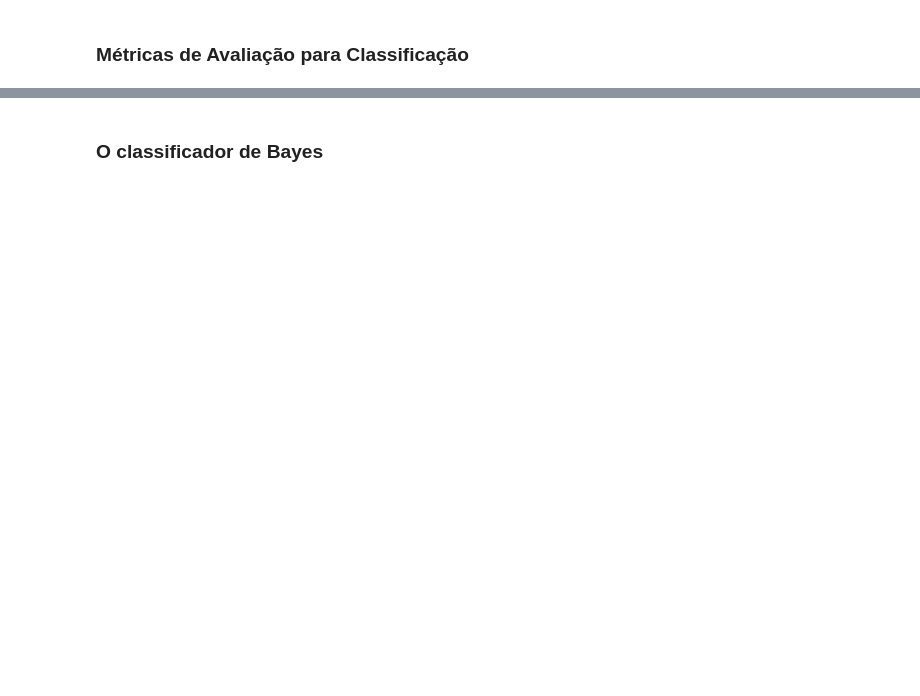
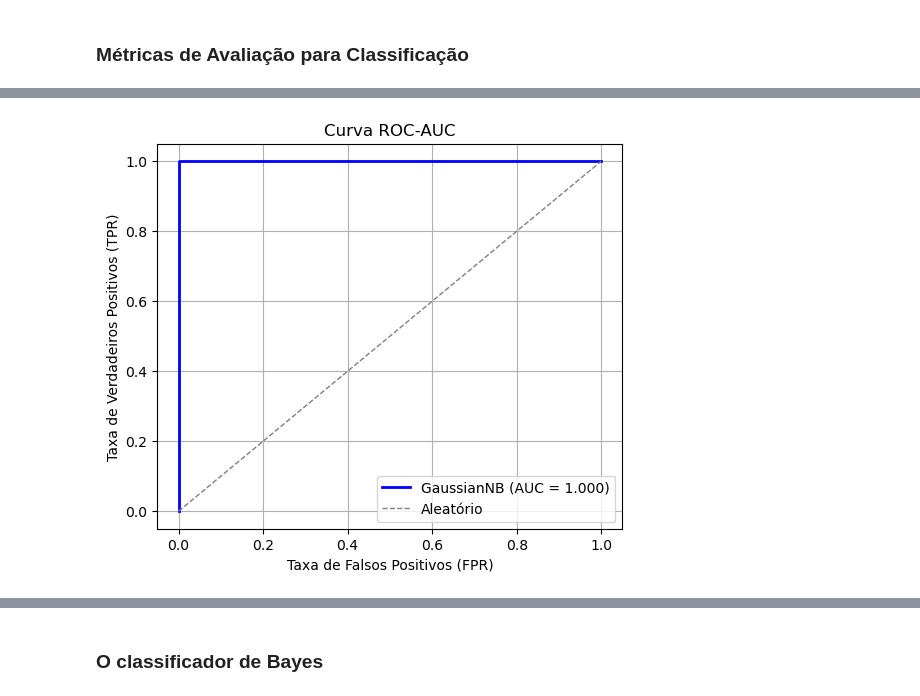
Before and after one commit to GB-Navarro/case-ia-fea-dev, a Jupyter notebook: case_ia - MODULO 2.ipynb, the cells around one changed output, grey strips where cells are left out. Cells and saved outputs as stored; diff of their text form; code cells hidden in the pictures; blank space fills up the shorter version.

```diff
--- a/case_ia - MODULO 2.ipynb
+++ b/case_ia - MODULO 2.ipynb
@@ -270,0 +500,42 @@ Recomendamos que utilizem para K os valores 5 e 10, pois estes não costumam cau
+# %%
+from sklearn.datasets import load_iris
+from sklearn.model_selection import train_test_split
+from sklearn.preprocessing import LabelBinarizer
+from sklearn.naive_bayes import GaussianNB
+from sklearn.metrics import roc_curve, auc, roc_auc_score
+import matplotlib.pyplot as plt
+
+# 1. Carregar o dataset
+iris = load_iris()
+X = iris.data
+y = iris.target
+
+# 2. Transformar em binário
+y_binary = (y == 0).astype(int)
+
+# 3. Dividir treino e teste
+X_train, X_test, y_train, y_test = train_test_split(X, y_binary, test_size=0.3, random_state=42)
+
+# 4. Treinar o modelo
+model = GaussianNB()
+model.fit(X_train, y_train)
+
+# 5. Obter probabilidades
+y_prob = model.predict_proba(X_test)[:, 1]
+
+# 6. Calcular curva ROC e AUC
+fpr, tpr, _ = roc_curve(y_test, y_prob)
+roc_auc = auc(fpr, tpr)
+
+# 7. Plotar a curva
+plt.figure(figsize=(6, 5))
+plt.plot(fpr, tpr, color='blue', lw=2, label=f'GaussianNB (AUC = {roc_auc:.3f})')
+plt.plot([0, 1], [0, 1], color='gray', lw=1, linestyle='--', label='Aleatório')
+plt.xlabel('Taxa de Falsos Positivos (FPR)')
+plt.ylabel('Taxa de Verdadeiros Positivos (TPR)')
+plt.title('Curva ROC-AUC')
+plt.legend(loc='lower right')
+plt.grid(True)
+plt.show()
+# %% [output]
+[figure, added]
```
Also changed, not shown: parts of 59 cells of this notebook.
